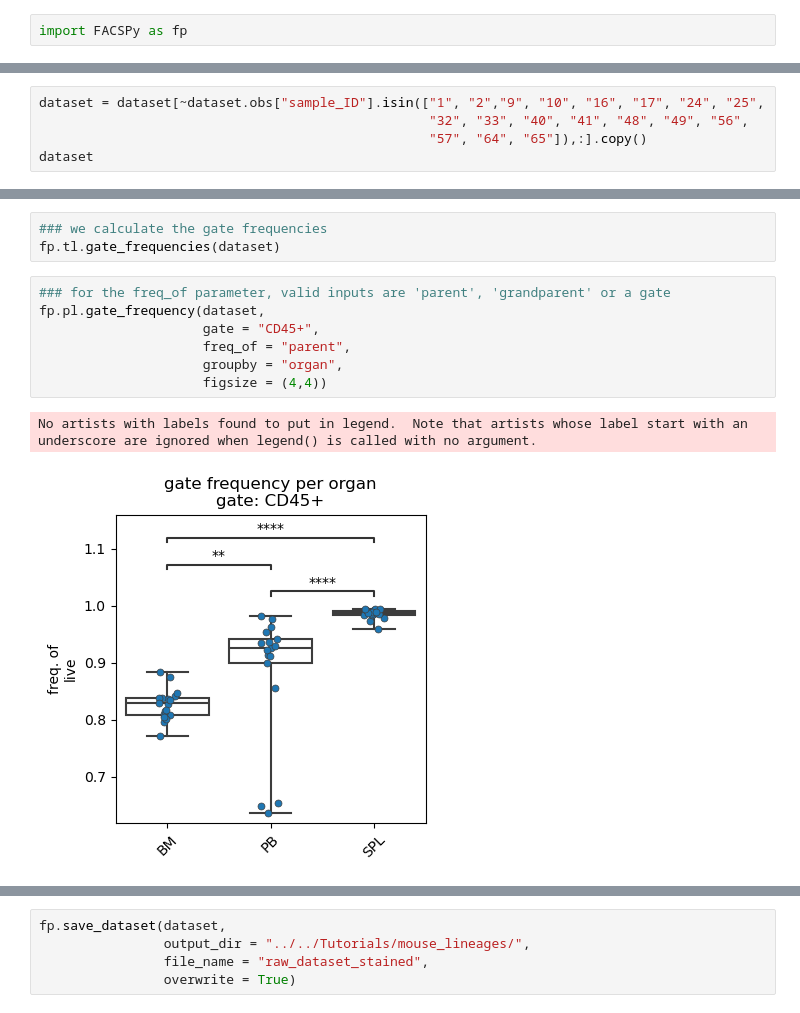
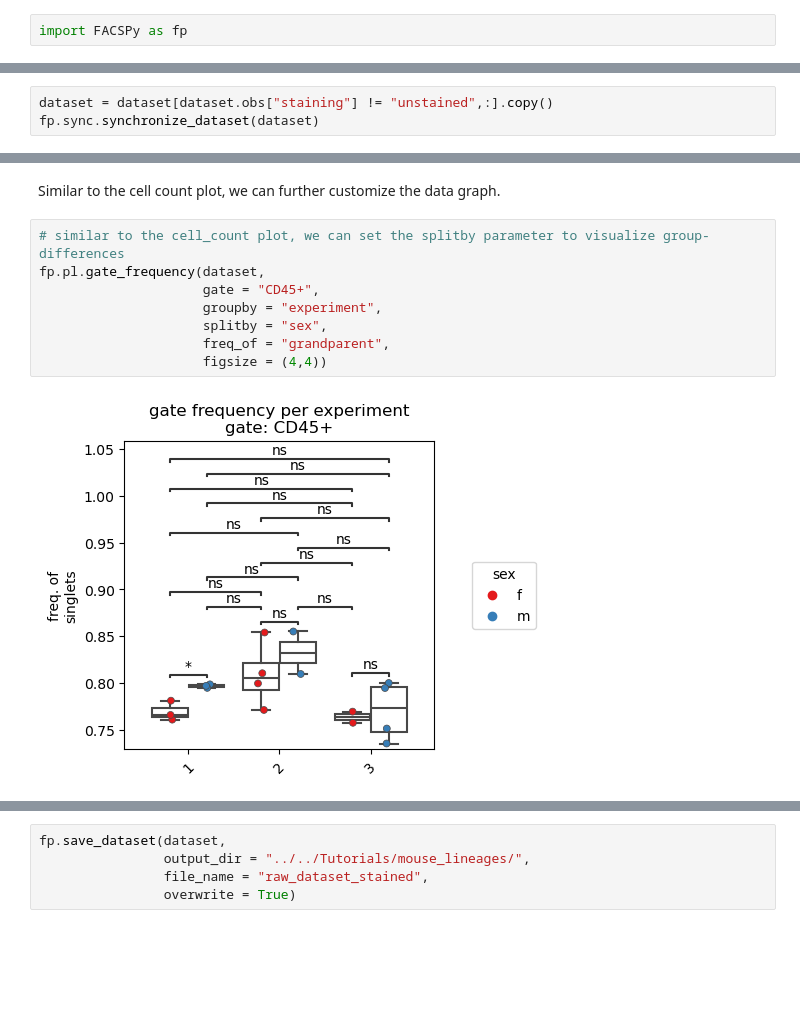
Before and after one commit to rgb-lab/FACSPy, a Jupyter notebook: vignettes/mouse_lineages/02_analysis_quality_control.ipynb, the cells around one changed output, grey strips where cells are left out. Saved outputs shown, nothing was run; the diff lists cells and outputs as text; blank space fills up the shorter version.

```diff
--- a/vignettes/mouse_lineages/02_analysis_quality_control.ipynb
+++ b/vignettes/mouse_lineages/02_analysis_quality_control.ipynb
@@ -24,0 +33,3 @@ Metadata(71 entries with factors ['organ', 'genotype', 'sex', 'experiment', 'age
+# %%
+dataset = dataset[dataset.obs["staining"] != "unstained",:].copy()
+fp.sync.synchronize_dataset(dataset)
@@ -41,5 +58,0 @@ dataset.uns["metadata"].to_df()
-# %%
-dataset = dataset[~dataset.obs["sample_ID"].isin(["1", "2","9", "10", "16", "17", "24", "25",
-                                                  "32", "33", "40", "41", "48", "49", "56",
-                                                  "57", "64", "65"]),:].copy()
-dataset
@@ -181,13 +110,12 @@ No artists with labels found to put in legend.  Note that artists whose label st
-# %%
-### we calculate the gate frequencies
-fp.tl.gate_frequencies(dataset)
+# %% [markdown]
+Similar to the cell count plot, we can further customize the data graph.
 # %%
-### for the freq_of parameter, valid inputs are 'parent', 'grandparent' or a gate
+# similar to the cell_count plot, we can set the splitby parameter to visualize group-differences
 fp.pl.gate_frequency(dataset,
                      gate = "CD45+",
-                     freq_of = "parent",
-                     groupby = "organ",
+                     groupby = "experiment",
+                     splitby = "sex",
+                     freq_of = "grandparent",
                      figsize = (4,4))
 # %% [output]
-No artists with labels found to put in legend.  Note that artists whose label start with an underscore are ignored when legend() is called with no argument.
-[figure, old version]
+[figure, new version]
```
Also changed, not shown: parts of 36 cells of this notebook, 2 other files.
